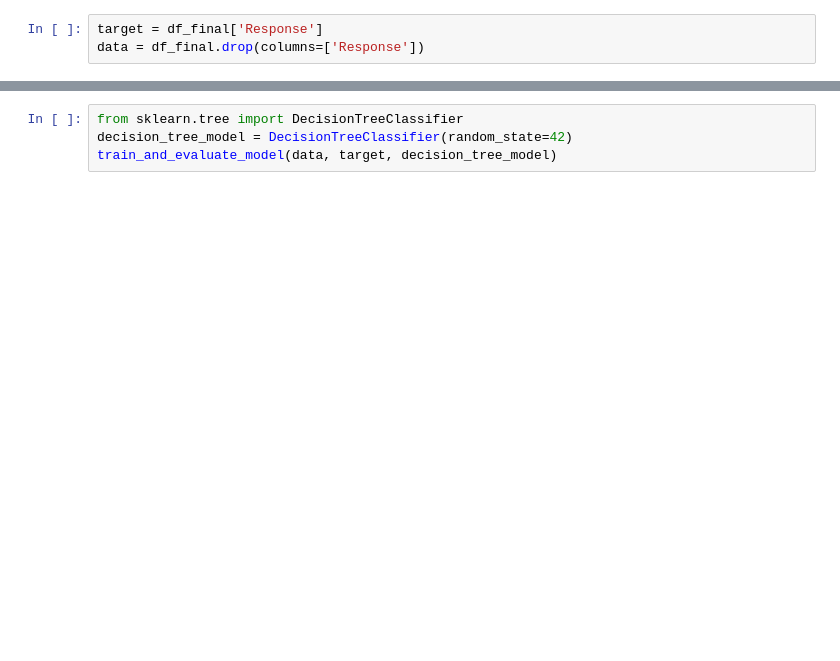
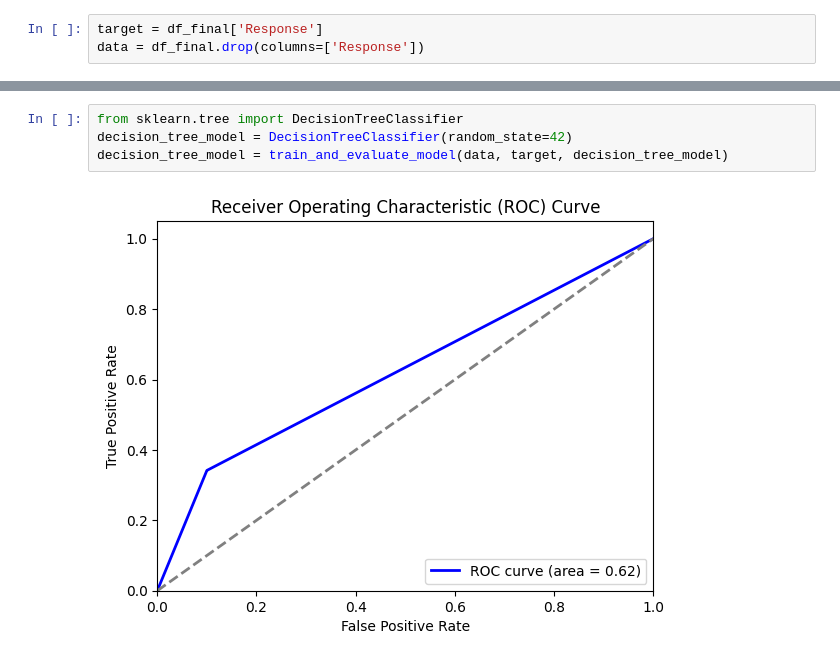
Before and after one commit to shankar-01/Kaggle_PlayGround_Competitions, a Jupyter notebook: playground-4-7.ipynb, the cells around one changed output, grey strips where cells are left out. Saved outputs shown, nothing was run; the diff lists cells and outputs as text; blank space fills up the shorter version.

```diff
--- a/playground-4-7.ipynb
+++ b/playground-4-7.ipynb
@@ -95,4 +146,6 @@ train_and_evaluate_model(data, target, logistic_regression_model)
 # %%
 from sklearn.tree import DecisionTreeClassifier
 decision_tree_model = DecisionTreeClassifier(random_state=42)
-train_and_evaluate_model(data, target, decision_tree_model)
+decision_tree_model = train_and_evaluate_model(data, target, decision_tree_model)
+# %% [output]
+[figure, added]
```
Also changed, not shown: parts of 21 cells of this notebook.
